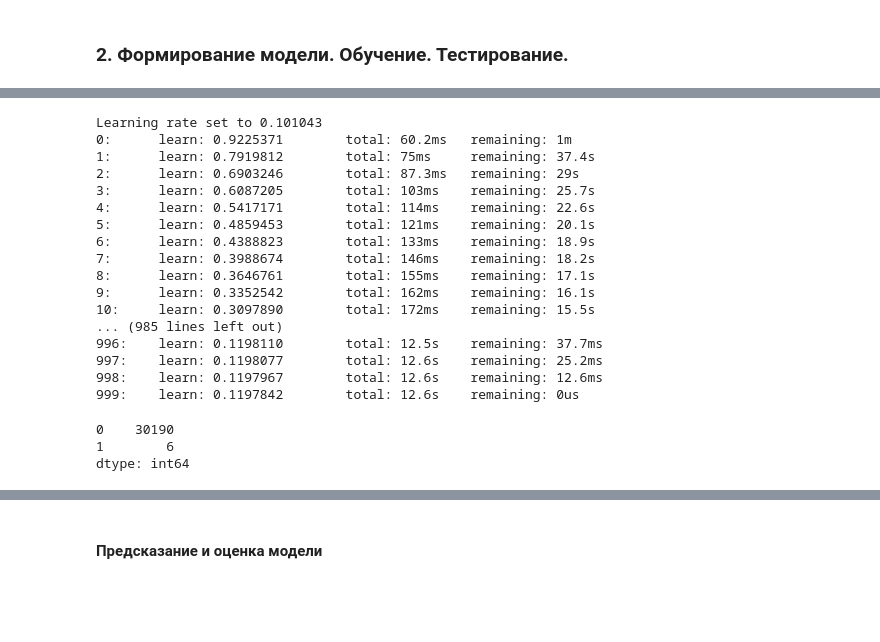
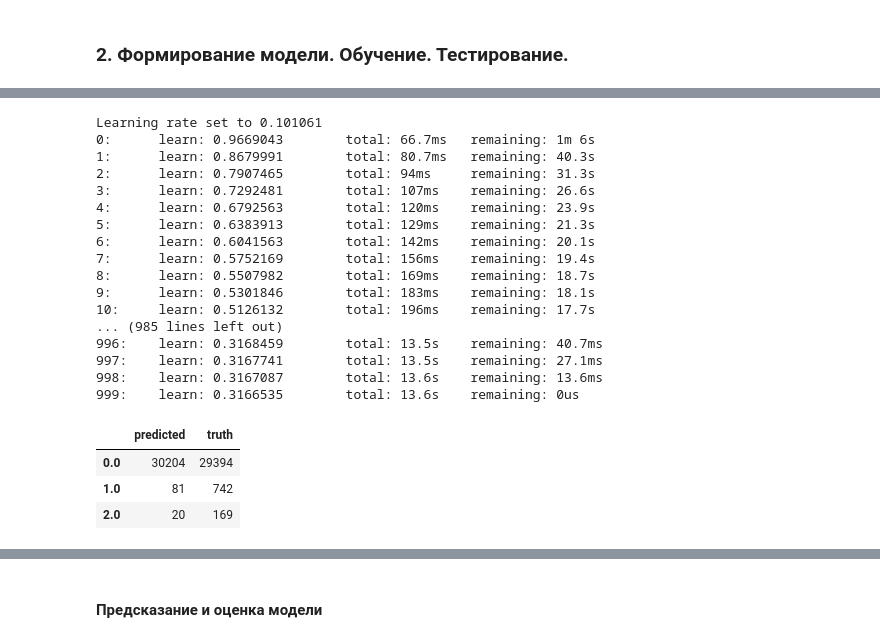
Before and after one commit to wibbn/emergency-data-hack, a Jupyter notebook: solution.ipynb, the cells around one changed output, grey strips where cells are left out. Saved outputs shown, nothing was run; the diff lists cells and outputs as text; code cells hidden in the pictures; blank space fills up the shorter version.

Commit message:
rewrite to new data

```diff
--- a/solution.ipynb
+++ b/solution.ipynb
@@ -23,5 +16,0 @@ pd.set_option('display.max_columns', None)
-# %%
-df = pd.read_csv('data/raw/train.csv', usecols=[0, 1, 2, 9, 10], parse_dates=['datetime'])
-df = df.sort_values('datetime', ascending=True)
-df.reset_index(drop=True, inplace=True)
-df.head(2)
@@ -75,12 +16,0 @@ array([ 9, 14])
-# %%
-# выбор переменных
-columns = ['datetime',
-           'road_km',
-           'target',
-           'volume',
-           'occupancy',
-           'speed',
-           'repair']
-tmpc = tmp[columns]
-tmpc.reset_index(drop=True, inplace=True)
-tmpc.info()
@@ -102,2 +76,4 @@ memory usage: 392.2 MB
 # %% [markdown]
 ### 2. Формирование модели. Обучение. Тестирование.
+# %%
+tmpc = get_data('data/raw/train1.csv')
@@ -140,31 +122,35 @@ Wall time: 7.79 ms
 # %%
 from catboost import CatBoostClassifier
 # %%
-clf = CatBoostClassifier()
+clf = CatBoostClassifier(class_weights=[1, 5, 10])
 clf.fit(tmp_train_x, tmp_train_y)
 predicted_target = clf.predict(tmp_test_x)
 # %% [output]
-Learning rate set to 0.101043
-0:      learn: 0.9225371        total: 60.2ms   remaining: 1m
-1:      learn: 0.7919812        total: 75ms     remaining: 37.4s
-2:      learn: 0.6903246        total: 87.3ms   remaining: 29s
-3:      learn: 0.6087205        total: 103ms    remaining: 25.7s
-4:      learn: 0.5417171        total: 114ms    remaining: 22.6s
-5:      learn: 0.4859453        total: 121ms    remaining: 20.1s
-6:      learn: 0.4388823        total: 133ms    remaining: 18.9s
-7:      learn: 0.3988674        total: 146ms    remaining: 18.2s
-8:      learn: 0.3646761        total: 155ms    remaining: 17.1s
-9:      learn: 0.3352542        total: 162ms    remaining: 16.1s
-10:     learn: 0.3097890        total: 172ms    remaining: 15.5s
+Learning rate set to 0.101061
+0:      learn: 0.9669043        total: 66.7ms   remaining: 1m 6s
+1:      learn: 0.8679991        total: 80.7ms   remaining: 40.3s
+2:      learn: 0.7907465        total: 94ms     remaining: 31.3s
+3:      learn: 0.7292481        total: 107ms    remaining: 26.6s
+4:      learn: 0.6792563        total: 120ms    remaining: 23.9s
+5:      learn: 0.6383913        total: 129ms    remaining: 21.3s
+6:      learn: 0.6041563        total: 142ms    remaining: 20.1s
+7:      learn: 0.5752169        total: 156ms    remaining: 19.4s
+8:      learn: 0.5507982        total: 169ms    remaining: 18.7s
+9:      learn: 0.5301846        total: 183ms    remaining: 18.1s
+10:     learn: 0.5126132        total: 196ms    remaining: 17.7s
 ... (985 lines left out)
-996:    learn: 0.1198110        total: 12.5s    remaining: 37.7ms
-997:    learn: 0.1198077        total: 12.6s    remaining: 25.2ms
-998:    learn: 0.1197967        total: 12.6s    remaining: 12.6ms
-999:    learn: 0.1197842        total: 12.6s    remaining: 0us
+996:    learn: 0.3168459        total: 13.5s    remaining: 40.7ms
+997:    learn: 0.3167741        total: 13.5s    remaining: 27.1ms
+998:    learn: 0.3167087        total: 13.6s    remaining: 13.6ms
+999:    learn: 0.3166535        total: 13.6s    remaining: 0us
 # %%
-pd.Series(predicted_target.flatten()).astype(int).value_counts()
+pd.concat({
+    'predicted': pd.Series(predicted_target.flatten()).astype(int).value_counts(),
+    'truth': tmp_test_y.value_counts()
+}, axis=1)
 # %% [output]
-0    30190
-1        6
-dtype: int64
+|  | predicted | truth |
+| 0.0 | 30204 | 29394 |
+| 1.0 | 81 | 742 |
+| 2.0 | 20 | 169 |
 # %%
```
Also changed, not shown: parts of 36 cells of this notebook, 1 other file.
